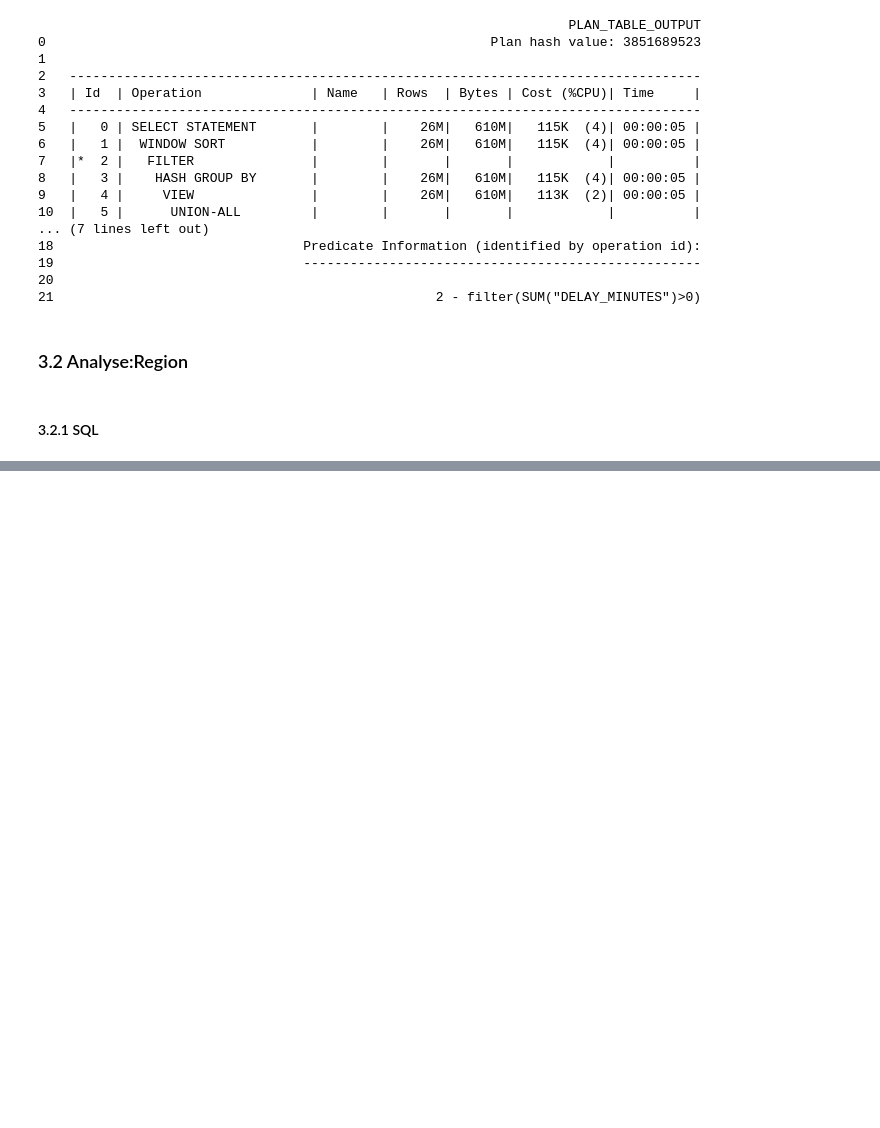
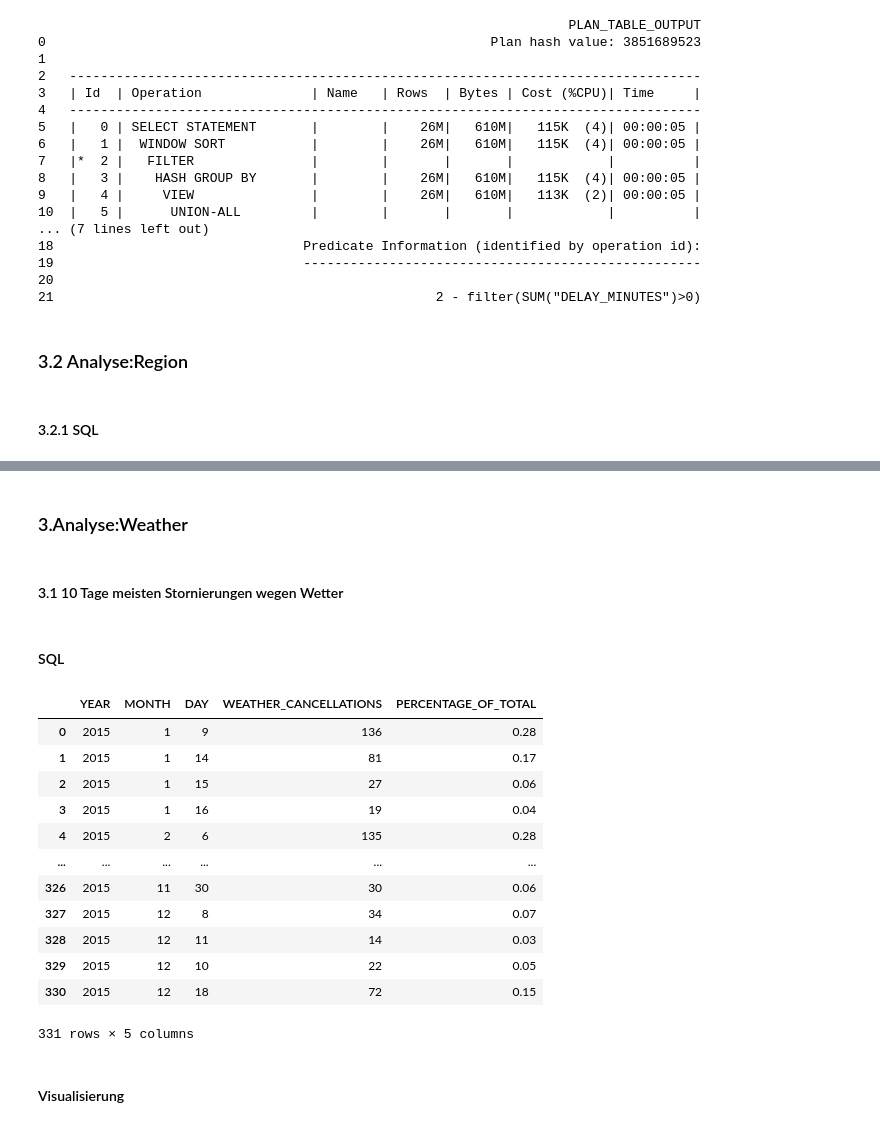
Before and after one commit to Oreo7985/HU-Data-Warehousing, a Jupyter notebook: uebung3/Python-Oracle-Pandas-Primer/Ueb3-Primer-pandas-oracle.ipynb, the cells around one changed output, grey strips where cells are left out. Cells and saved outputs as stored; diff of their text form; code cells hidden in the pictures; blank space fills up the shorter version.

```diff
--- a/uebung3/Python-Oracle-Pandas-Primer/Ueb3-Primer-pandas-oracle.ipynb
+++ b/uebung3/Python-Oracle-Pandas-Primer/Ueb3-Primer-pandas-oracle.ipynb
@@ -553,0 +289,41 @@ create_airport_map(df3_2)
+# %% [markdown]
+### 3.Analyse:Weather
+# %% [markdown]
+#### 3.1 10 Tage meisten Stornierungen wegen Wetter
+# %% [markdown]
+#### SQL
+# %%
+# Query 1: Top 10 days with most weather-related cancellations
+query3_1 = """
+SELECT
+    f.year,
+    f.month,
+    f.day,
+    COUNT(*) as WEATHER_CANCELLATIONS,
+    ROUND(COUNT(*) * 100.0 / (SELECT COUNT(*)
+                              FROM Delays
+                              WHERE cancelled = 1
+                              AND cancellation_reason = 'B'), 2) as PERCENTAGE_OF_TOTAL
+FROM Delays f
+WHERE f.cancelled = 1
+AND f.cancellation_reason = 'B'
+GROUP BY f.year, f.month, f.day
+"""
+df3_1 = run_query(query3_1)
+df3_1
+# %% [output]
+|  | YEAR | MONTH | DAY | WEATHER_CANCELLATIONS | PERCENTAGE_OF_TOTAL |
+| 0 | 2015 | 1 | 9 | 136 | 0.28 |
+| 1 | 2015 | 1 | 14 | 81 | 0.17 |
+| 2 | 2015 | 1 | 15 | 27 | 0.06 |
+| 3 | 2015 | 1 | 16 | 19 | 0.04 |
+| 4 | 2015 | 2 | 6 | 135 | 0.28 |
+| ... | ... | ... | ... | ... | ... |
+| 326 | 2015 | 11 | 30 | 30 | 0.06 |
+| 327 | 2015 | 12 | 8 | 34 | 0.07 |
+| 328 | 2015 | 12 | 11 | 14 | 0.03 |
+| 329 | 2015 | 12 | 10 | 22 | 0.05 |
+| 330 | 2015 | 12 | 18 | 72 | 0.15 |
+331 rows × 5 columns
+# %% [markdown]
+#### Visualisierung
```
Also changed, not shown: parts of 90 cells of this notebook, 16 other files.
